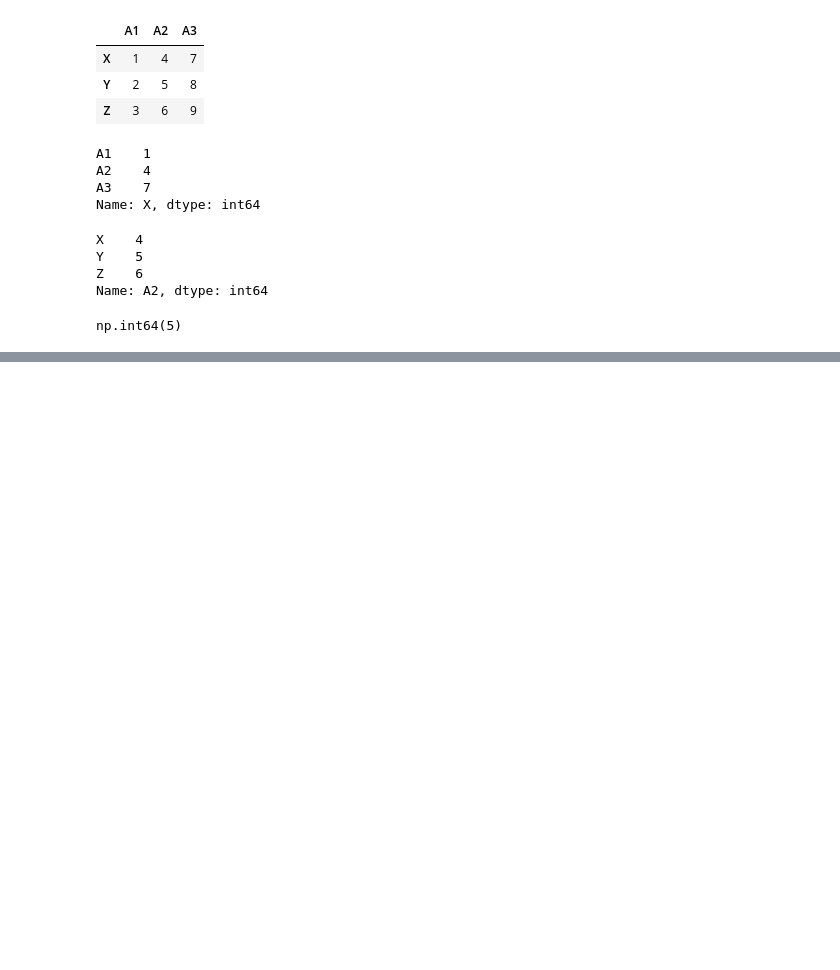
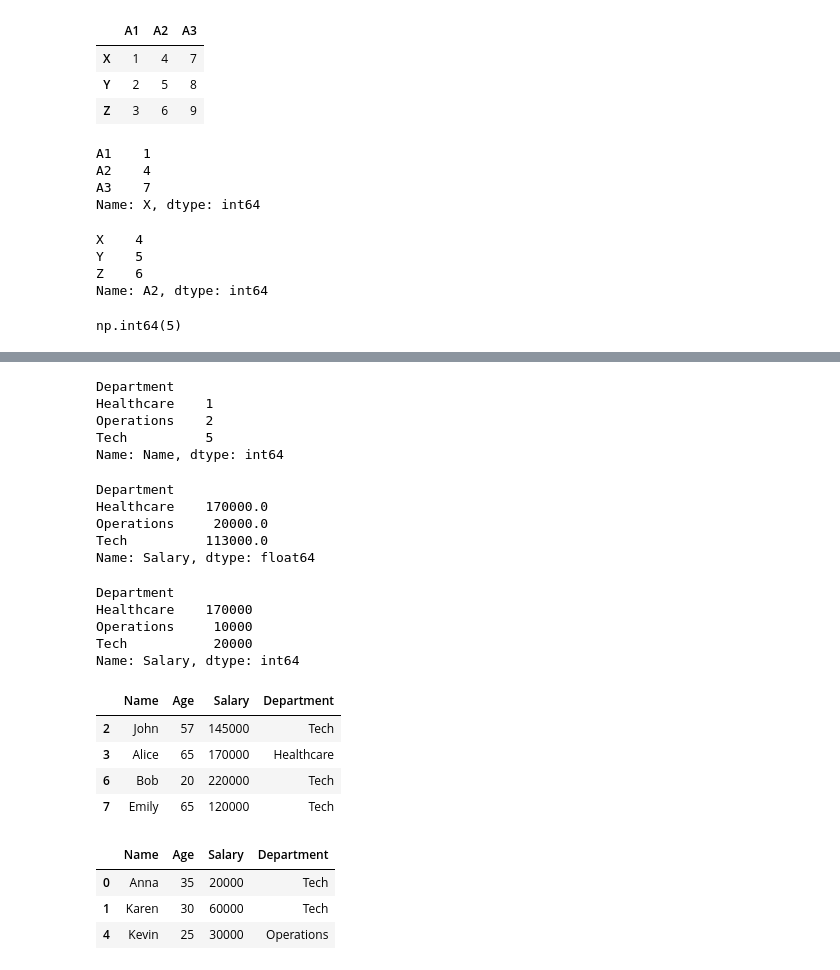
Before and after one commit to hectorherreraespinola/EDA_FreeCodeCamp, a Jupyter notebook: EDA.ipynb, the cells around one changed output, grey strips where cells are left out. Saved outputs shown, nothing was run; the diff lists cells and outputs as text; code cells hidden in the pictures; blank space fills up the shorter version.

```diff
--- a/EDA.ipynb
+++ b/EDA.ipynb
@@ -202,0 +246,40 @@ np.int64(5)
+# %%
+df.groupby('Department')["Name"].count()
+# %% [output]
+Department
+Healthcare    1
+Operations    2
+Tech          5
+Name: Name, dtype: int64
+# %%
+df.groupby('Department')["Salary"].mean()
+# %% [output]
+Department
+Healthcare    170000.0
+Operations     20000.0
+Tech          113000.0
+Name: Salary, dtype: float64
+# %%
+df.groupby('Department')["Salary"].min()
+# %% [output]
+Department
+Healthcare    170000
+Operations     10000
+Tech           20000
+Name: Salary, dtype: int64
+# %%
+#Filtering
+df[df["Salary"] > 100000] #First if the name of the DF
+# %% [output]
+|  | Name | Age | Salary | Department |
+| 2 | John | 57 | 145000 | Tech |
+| 3 | Alice | 65 | 170000 | Healthcare |
+| 6 | Bob | 20 | 220000 | Tech |
+| 7 | Emily | 65 | 120000 | Tech |
+# %%
+df[(df["Salary"] < 100000 ) & (df["Salary"] > 10000)]
+# %% [output]
+|  | Name | Age | Salary | Department |
+| 0 | Anna | 35 | 20000 | Tech |
+| 1 | Karen | 30 | 60000 | Tech |
+| 4 | Kevin | 25 | 30000 | Operations |
```
Also changed, not shown: parts of 5 cells of this notebook.
